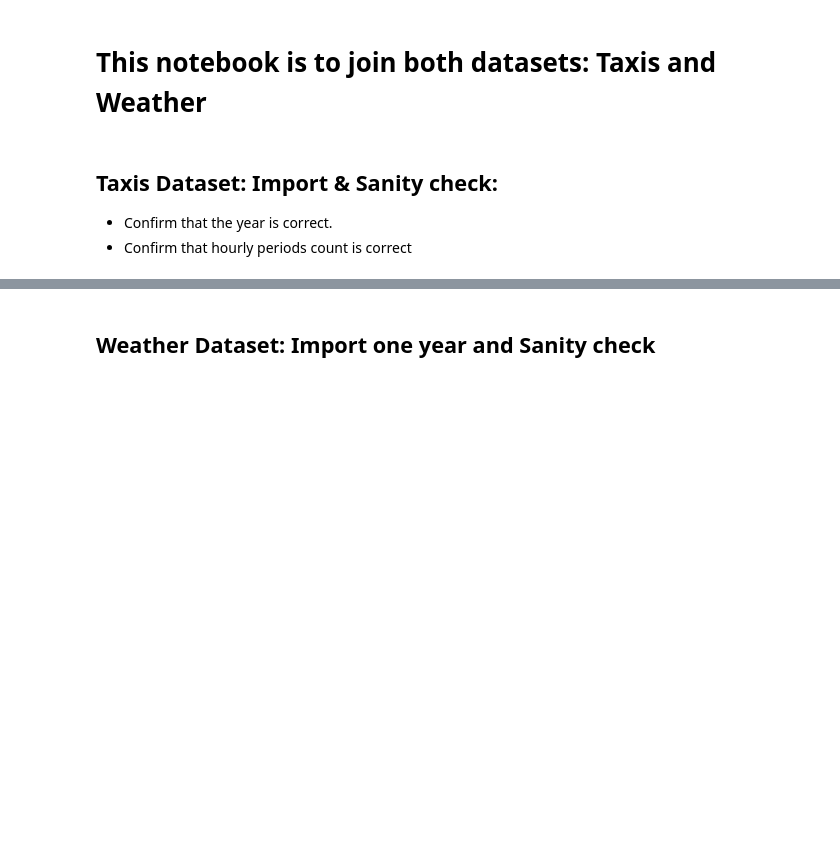
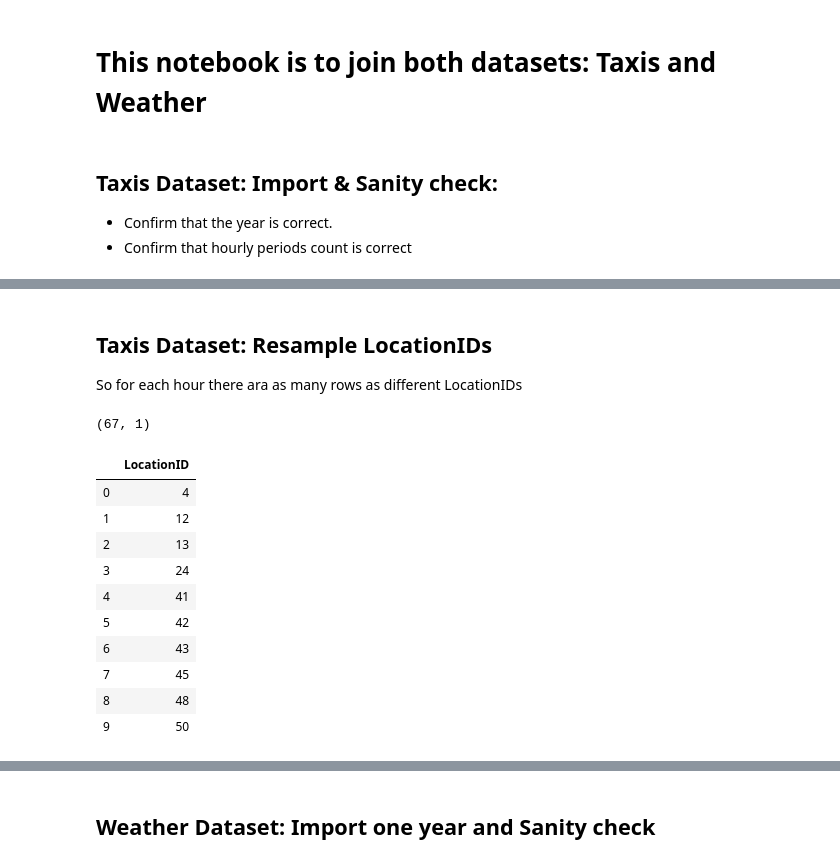
Before and after one commit to angelrps/MasterDataScience_FinalProject, a Jupyter notebook: notebooks/Data_Join_Taxis_Weather.ipynb, the cells around one changed output, grey strips where cells are left out. Drawn from its saved outputs; the diff is of its cells as text; code cells hidden in the pictures; blank space fills up the shorter version.

Commit message:
data join_resampling location IDs

```diff
--- a/notebooks/Data_Join_Taxis_Weather.ipynb
+++ b/notebooks/Data_Join_Taxis_Weather.ipynb
@@ -50,0 +51,33 @@ There should be 8760 hourly periods in a year:  8760
+# %% [markdown]
+## Taxis Dataset: Resample LocationIDs
+So for each hour there ara as many rows as different LocationIDs
+# %%
+# 1. Import Location and Borough columns form NY TAXI ZONES dataset
+dfzones = pd.read_csv('../data/NY_taxi_zones.csv', sep=',',
+                      usecols=['LocationID', 'borough'])
+
+# 2. Filter Manhattan zones
+dfManZon = dfzones[dfzones['borough']=='Manhattan']\
+                .drop(['borough'], axis=1)\
+                .sort_values(by='LocationID')\
+                .drop_duplicates('LocationID').reset_index(drop=True)
+
+print(dfManZon.shape)
+dfManZon.head(10)
+
+#dfManZon_array = dfManZon.iloc[:,0].values
+#dfManZon_array
+# There are 67 zones in Manhattan
+# %% [output]
+(67, 1)
+|  | LocationID |
+| 0 | 4 |
+| 1 | 12 |
+| 2 | 13 |
+| 3 | 24 |
+| 4 | 41 |
+| 5 | 42 |
+| 6 | 43 |
+| 7 | 45 |
+| 8 | 48 |
+| 9 | 50 |
```
Also changed, not shown: parts of 3 cells of this notebook.
